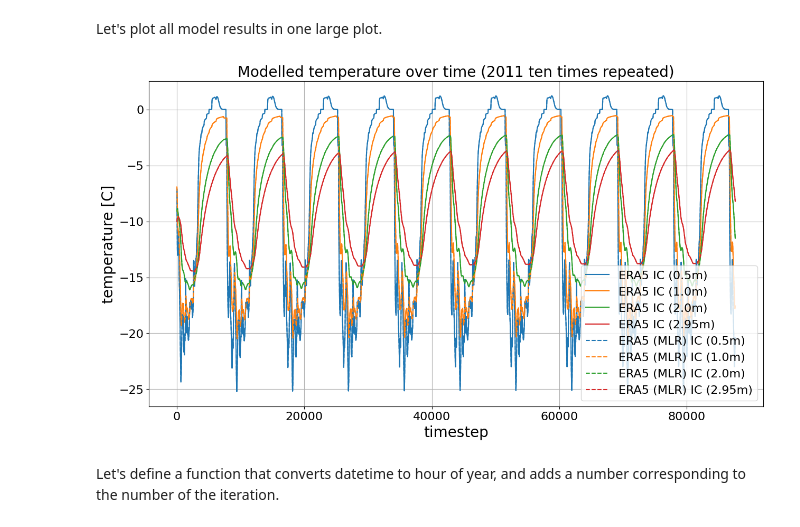
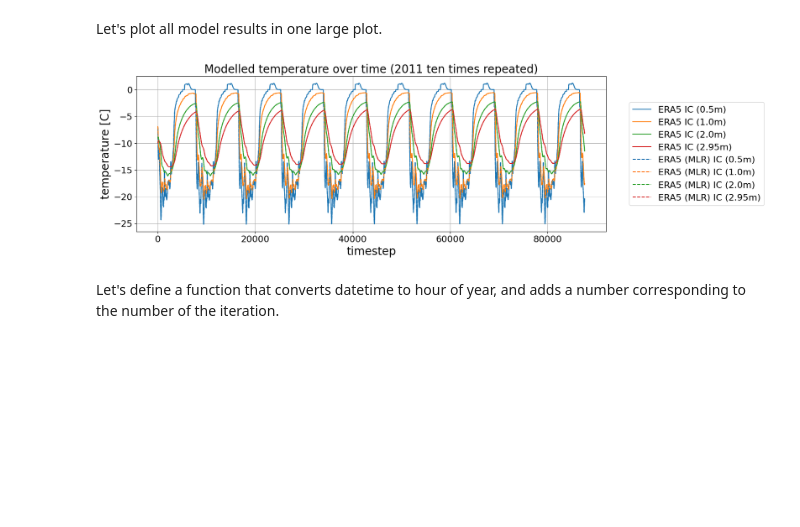
Before and after one commit to khdebruijn/thermo-morphological-model, a Jupyter notebook: validation/ground_temperature_spinup.ipynb, the cells around one changed output. Cells and saved outputs as stored; diff of their text form; code cells hidden in the pictures; blank space fills up the shorter version.

Commit message:
Mostly figure stuff

```diff
--- a/validation/ground_temperature_spinup.ipynb
+++ b/validation/ground_temperature_spinup.ipynb
@@ -125,32 +125,32 @@ erikson_columns = ["T50cm", "T100cm", "T200cm", "T295cm"]
 # %% [markdown]
 Let's plot all model results in one large plot.
 # %%
-fig, ax = plt.subplots(figsize=(15, 8))
+fig, ax = plt.subplots(figsize=(15, 5))
 
 ax.plot(df_gt1.index, df_gt1['temp_0.5m[C]'].values, color='C0', label=f'ERA5 IC (0.5m)')
 ax.plot(df_gt1.index, df_gt1['temp_1.0m[C]'].values, color='C1', label=f'ERA5 IC (1.0m)')
 ax.plot(df_gt1.index, df_gt1['temp_2.0m[C]'].values, color='C2', label=f'ERA5 IC (2.0m)')
 ax.plot(df_gt1.index, df_gt1['temp_2.95m[C]'].values, color='C3', label=f'ERA5 IC (2.95m)')
 
 ax.plot(df_gt2.index, df_gt2['temp_0.5m[C]'].values, '--', color='C0', label=f'ERA5 (MLR) IC (0.5m)')
 ax.plot(df_gt2.index, df_gt2['temp_1.0m[C]'].values, '--', color='C1', label=f'ERA5 (MLR) IC (1.0m)')
 ax.plot(df_gt2.index, df_gt2['temp_2.0m[C]'].values, '--', color='C2', label=f'ERA5 (MLR) IC (2.0m)')
 ax.plot(df_gt2.index, df_gt2['temp_2.95m[C]'].values, '--', color='C3', label=f'ERA5 (MLR) IC (2.95m)')
 
 ax.grid()
-ax.legend()
+ax.legend(bbox_to_anchor=(1.04, 0.5), loc='center left')
 
 ax.set_title("Modelled temperature over time (2011 ten times repeated)")
 ax.set_ylabel('temperature [C]')
 ax.set_xlabel('timestep')
 
 # ax.set_ylim((-10, 0))
 
 fig.show()
 
 fig.savefig(os.path.join(save_path, 'spin_up.png'), bbox_inches='tight', facecolor='white', transparent=False)
 # %% [output]
-[figure, old version]
+[figure, new version]
 # %% [markdown]
 Let's define a function that converts datetime to hour of year, and adds a number corresponding to the number of the iteration.
 # %%
```
Also changed, not shown: 2 other files.
